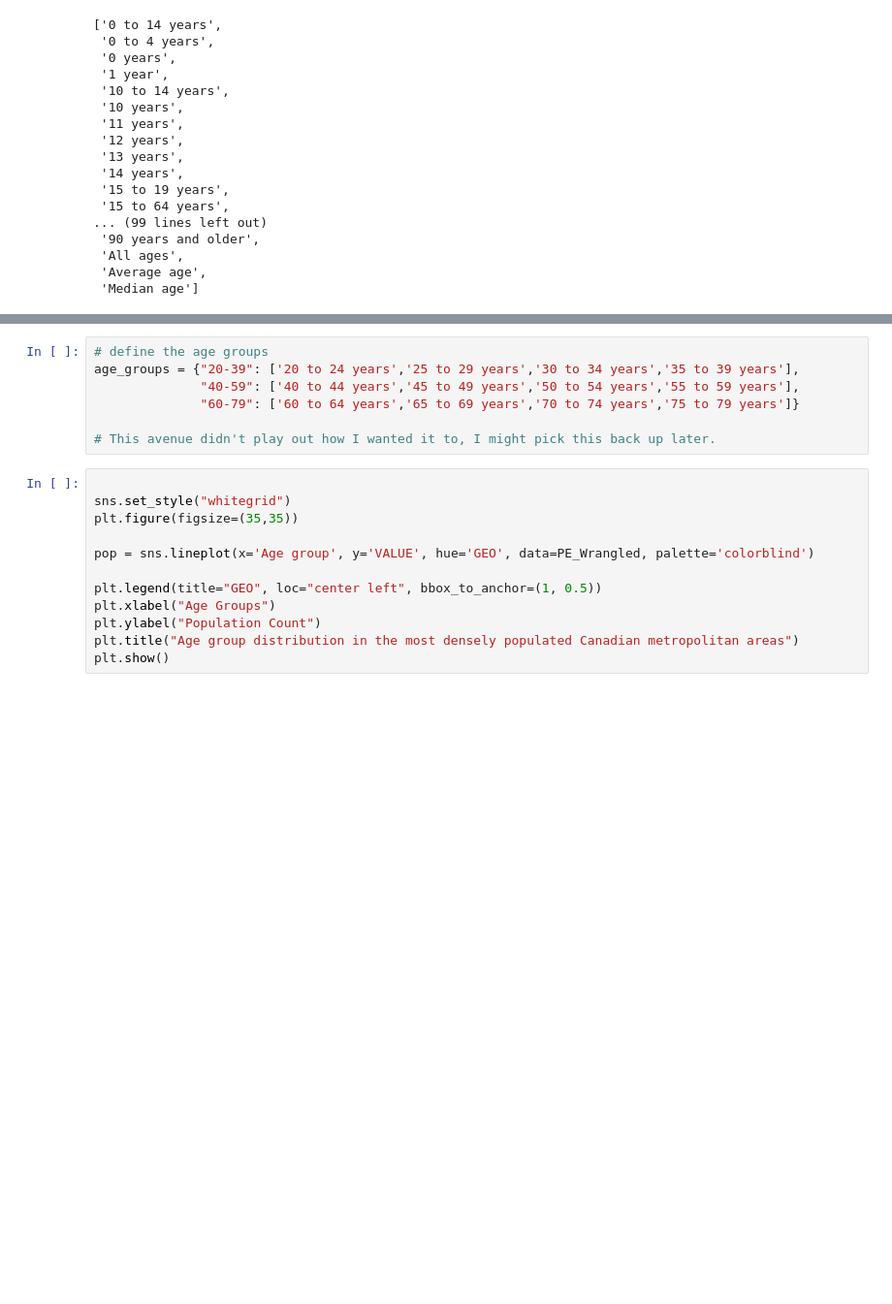
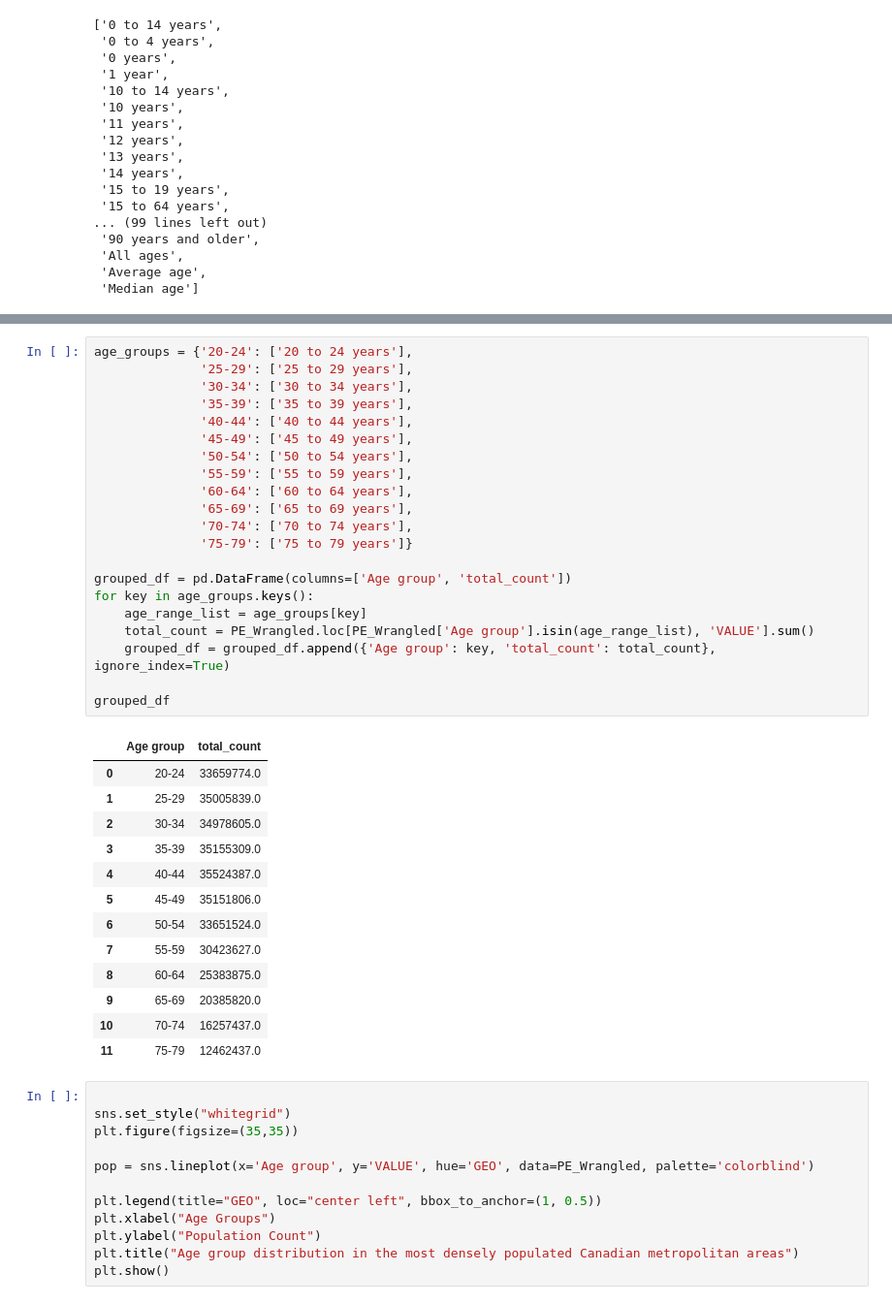
Before and after one commit to ubco-W2022T2-data301/project-group-group01, a Jupyter notebook: analysis/Katrinaanalysis3.ipynb, the cells around one changed output, grey strips where cells are left out. Shown at 97% size. Cells and saved outputs as stored; diff of their text form; blank space fills up the shorter version.

```diff
--- a/analysis/Katrinaanalysis3.ipynb
+++ b/analysis/Katrinaanalysis3.ipynb
@@ -321,10 +320,38 @@ PE_Wrangled
 # %%
-# define the age groups
-age_groups = {"20-39": ['20 to 24 years','25 to 29 years','30 to 34 years','35 to 39 years'],
-              "40-59": ['40 to 44 years','45 to 49 years','50 to 54 years','55 to 59 years'],
-              "60-79": ['60 to 64 years','65 to 69 years','70 to 74 years','75 to 79 years']}
+age_groups = {'20-24': ['20 to 24 years'],
+              '25-29': ['25 to 29 years'],
+              '30-34': ['30 to 34 years'],
+              '35-39': ['35 to 39 years'],
+              '40-44': ['40 to 44 years'],
+              '45-49': ['45 to 49 years'],
+              '50-54': ['50 to 54 years'],
+              '55-59': ['55 to 59 years'],
+              '60-64': ['60 to 64 years'],
+              '65-69': ['65 to 69 years'],
+              '70-74': ['70 to 74 years'],
+              '75-79': ['75 to 79 years']}
 
-# This avenue didn't play out how I wanted it to, I might pick this back up later.
+grouped_df = pd.DataFrame(columns=['Age group', 'total_count'])
+for key in age_groups.keys():
+    age_range_list = age_groups[key]
+    total_count = PE_Wrangled.loc[PE_Wrangled['Age group'].isin(age_range_list), 'VALUE'].sum()
+    grouped_df = grouped_df.append({'Age group': key, 'total_count': total_count}, ignore_index=True)
+
+grouped_df
+# %% [output]
+|  | Age group | total_count |
+| 0 | 20-24 | 33659774.0 |
+| 1 | 25-29 | 35005839.0 |
+| 2 | 30-34 | 34978605.0 |
+| 3 | 35-39 | 35155309.0 |
+| 4 | 40-44 | 35524387.0 |
+| 5 | 45-49 | 35151806.0 |
+| 6 | 50-54 | 33651524.0 |
+| 7 | 55-59 | 30423627.0 |
+| 8 | 60-64 | 25383875.0 |
+| 9 | 65-69 | 20385820.0 |
+| 10 | 70-74 | 16257437.0 |
+| 11 | 75-79 | 12462437.0 |
 # %%
 
 sns.set_style("whitegrid")
```
Also changed, not shown: parts of 6 cells of this notebook.
